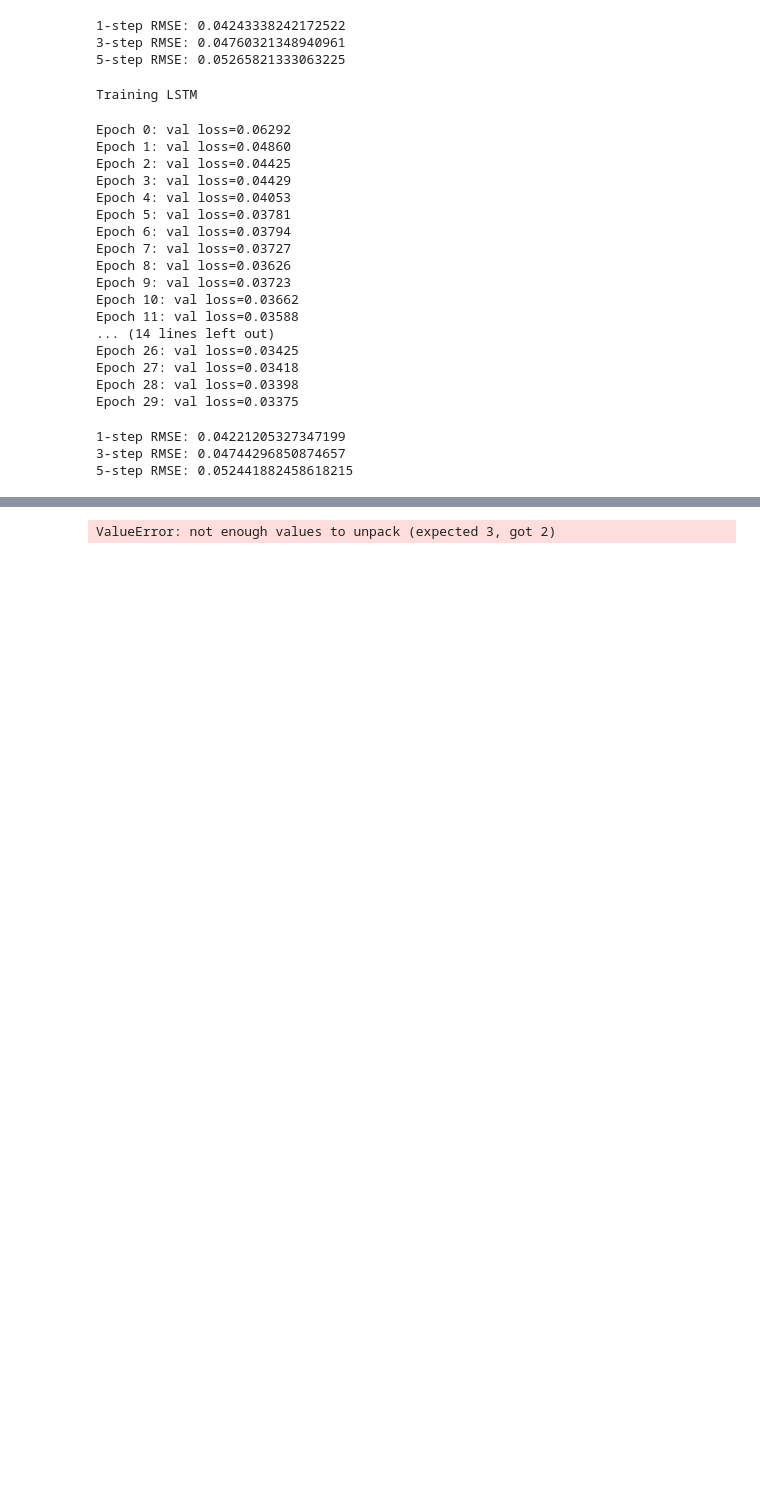
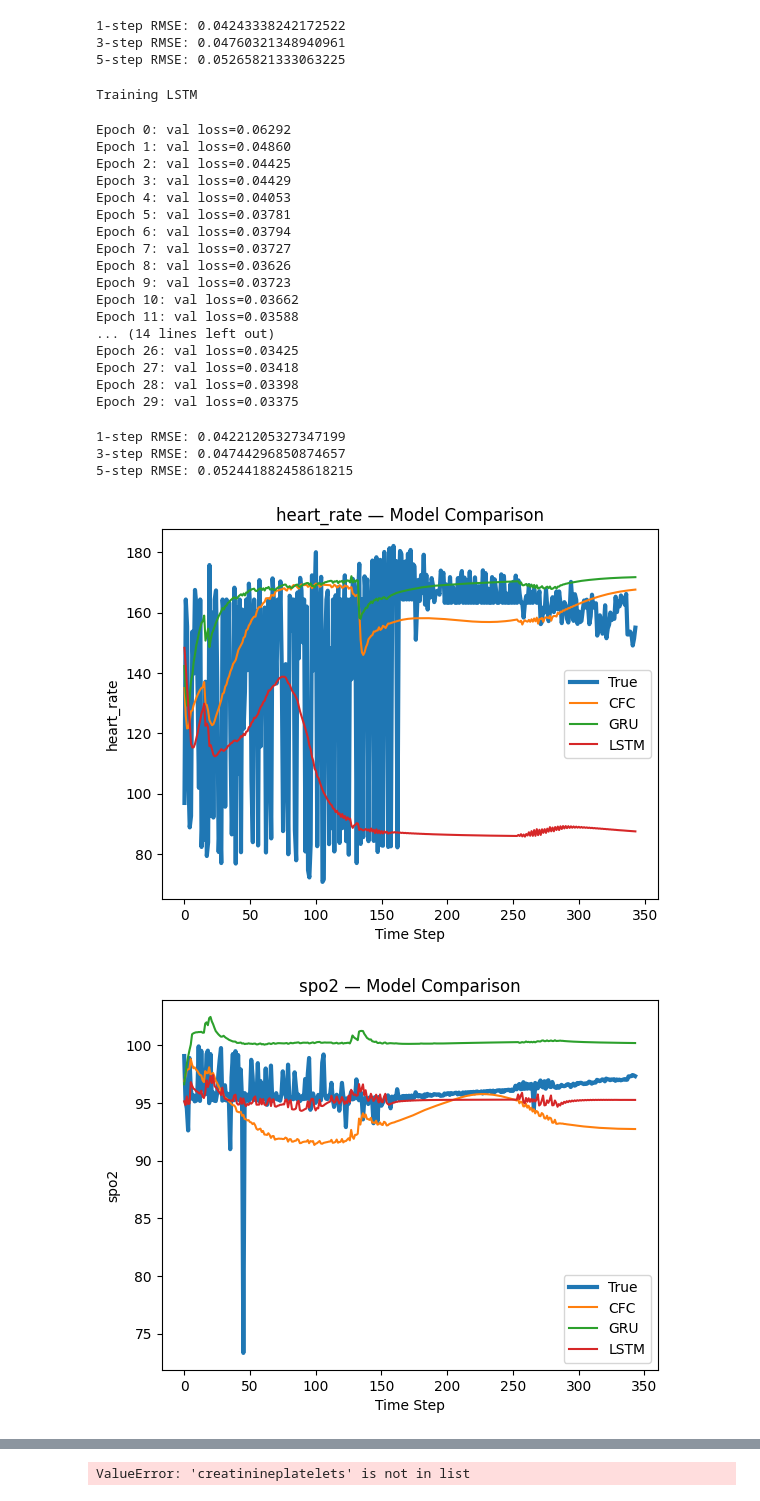
Before and after one commit to theophilus28/LNN-GRU-Comparative, a Jupyter notebook: lnn_setup.ipynb, the cells around one changed output, grey strips where cells are left out. Drawn from its saved outputs; the diff is of its cells as text; code cells hidden in the pictures; blank space fills up the shorter version.

Commit message:
prediction graphing works, now onto actually reworking the models

```diff
--- a/lnn_setup.ipynb
+++ b/lnn_setup.ipynb
@@ -1304,9 +1304,9 @@ Epoch 29: val loss=0.03690
 test_ds = ICUDataset(test_seqs)
 test_loader = DataLoader(test_ds, batch_size=64, collate_fn=collate_fn)
 
-model_type = 'gru'
-model = GRUModel()
-best_save = "best_gru.pt"
+model_type = 'cfc'
+model = CfCNetwork()
+best_save = "best_cfc.pt"
 model.load_state_dict(torch.load(best_save))
 model.to("cuda")
 model.double()
@@ -1405,11 +1405,17 @@ def rollout_model(model, df, feature_cols, action_cols,
     preds = []
 
     with torch.no_grad():
+        unsqueezed = False
         for t in range(int(len(s_true)/2), len(s_true) - 1):
             #act = a[t].unsqueeze(0)
             if model_type == "CFC":
+                if unsqueezed:
+                    cur = cur.squeeze(0)
                 x = torch.cat([cur, act], dim=-1)
+                x = x.unsqueeze(0)
+                unsqueezed = True
                 pred = model(x)
+                pred = pred.squeeze(0)
             else:
                 pred = model(cur, act)
             preds.append(pred[-1].squeeze(0).cpu().numpy())
@@ -1534,31 +1540,33 @@ lstm_model.load_state_dict(torch.load("best_lstm.pt"))
 cfc_model.load_state_dict(torch.load("best_cfc.pt"))
 gru_model.double()
 lstm_model.double()
 cfc_model.double()
 models = {
     "CFC": cfc_model,
     "GRU": gru_model,
     "LSTM": lstm_model
 }
 
-features_to_plot = ["heart_rate", "spo2", "creatinine"]
+features_to_plot = ["heart_rate", "spo2", "dbp", "temperature", "resp_rate", "creatinine",  "platelets"]
 
 
 train_subj, val_subj, test_subj = make_subject_splits(full_df)
 
 train_icu_ids = subjects_to_icu_ids(full_df, train_subj)
 val_icu_ids   = subjects_to_icu_ids(full_df, val_subj)
 test_icu_ids  = subjects_to_icu_ids(full_df, test_subj)
 
 
 compare_models(
     models,
     full_df,
     icu_id=test_icu_ids[0],
     feature_cols=state_features,
     action_cols=action_features,
     features_to_plot=features_to_plot,
     scaler=scaler,
     device="cuda"
 )
 # %% [output]
+[figure, added]
+[figure, added]
@@ -1565 +1576 @@ compare_models(
-ValueError: not enough values to unpack (expected 3, got 2)
+ValueError: 'creatinineplatelets' is not in list
```
Also changed, not shown: parts of 2 cells of this notebook.
